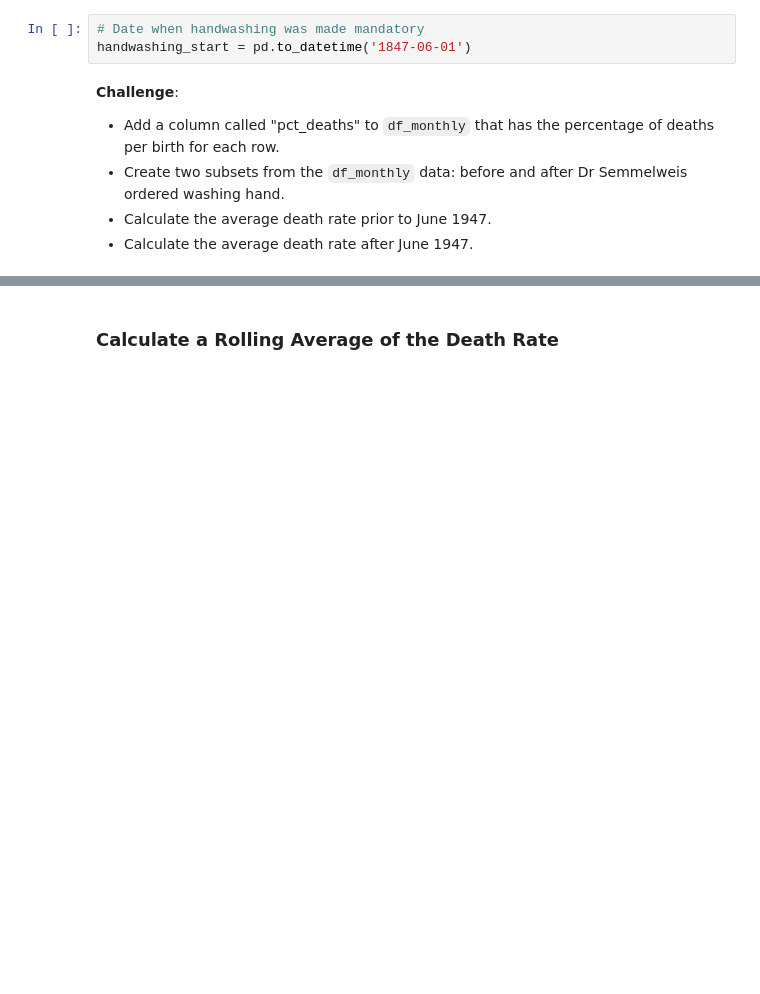
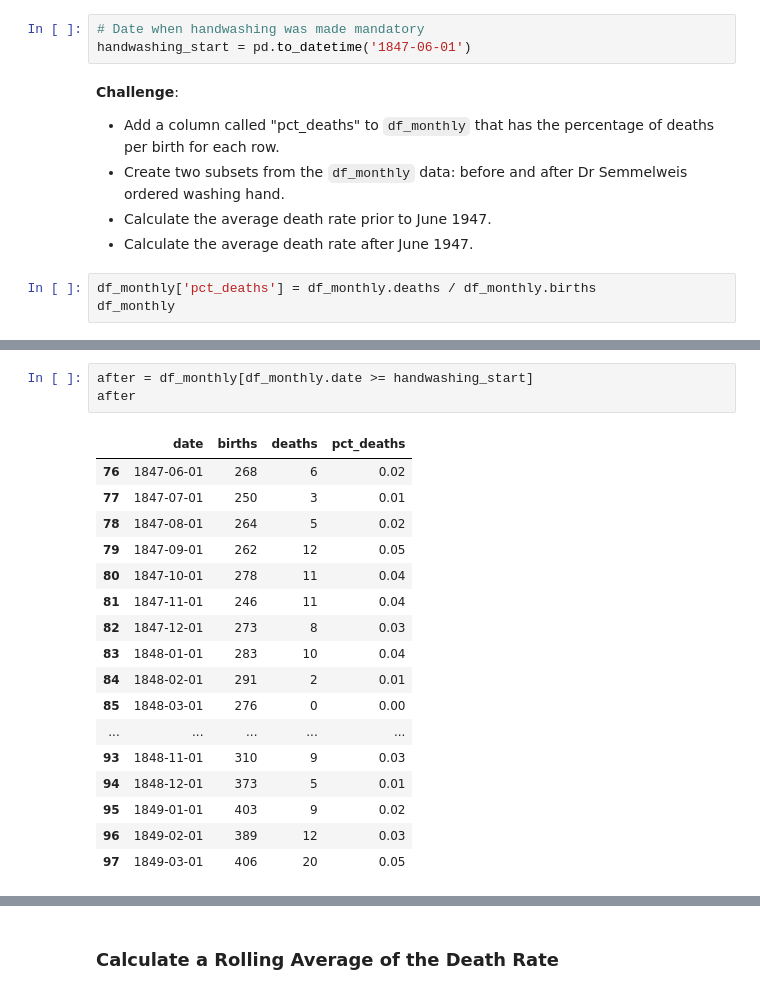
Before and after one commit to ksg-dev/vienna-data-ttests-distributions, a Jupyter notebook: Dr_Semmelweis_Handwashing_Discovery_(start).ipynb, the cells around one changed output, grey strips where cells are left out. Drawn from its saved outputs; the diff is of its cells as text; blank space fills up the shorter version.

Commit message:
death avg before and after handwashing

```diff
--- a/Dr_Semmelweis_Handwashing_Discovery_(start).ipynb
+++ b/Dr_Semmelweis_Handwashing_Discovery_(start).ipynb
@@ -417,3 +417,6 @@ handwashing_start = pd.to_datetime('1847-06-01')
 * Create two subsets from the `df_monthly` data: before and after Dr Semmelweis ordered washing hand.
 * Calculate the average death rate prior to June 1947.
 * Calculate the average death rate after June 1947.
+# %%
+df_monthly['pct_deaths'] = df_monthly.deaths / df_monthly.births
+df_monthly
@@ -419,0 +454,21 @@ handwashing_start = pd.to_datetime('1847-06-01')
+# %%
+after = df_monthly[df_monthly.date >= handwashing_start]
+after
+# %% [output]
+|  | date | births | deaths | pct_deaths |
+| 76 | 1847-06-01 | 268 | 6 | 0.02 |
+| 77 | 1847-07-01 | 250 | 3 | 0.01 |
+| 78 | 1847-08-01 | 264 | 5 | 0.02 |
+| 79 | 1847-09-01 | 262 | 12 | 0.05 |
+| 80 | 1847-10-01 | 278 | 11 | 0.04 |
+| 81 | 1847-11-01 | 246 | 11 | 0.04 |
+| 82 | 1847-12-01 | 273 | 8 | 0.03 |
+| 83 | 1848-01-01 | 283 | 10 | 0.04 |
+| 84 | 1848-02-01 | 291 | 2 | 0.01 |
+| 85 | 1848-03-01 | 276 | 0 | 0.00 |
+| ... | ... | ... | ... | ... |
+| 93 | 1848-11-01 | 310 | 9 | 0.03 |
+| 94 | 1848-12-01 | 373 | 5 | 0.01 |
+| 95 | 1849-01-01 | 403 | 9 | 0.02 |
+| 96 | 1849-02-01 | 389 | 12 | 0.03 |
+| 97 | 1849-03-01 | 406 | 20 | 0.05 |
```
Also changed, not shown: parts of 3 cells of this notebook.
